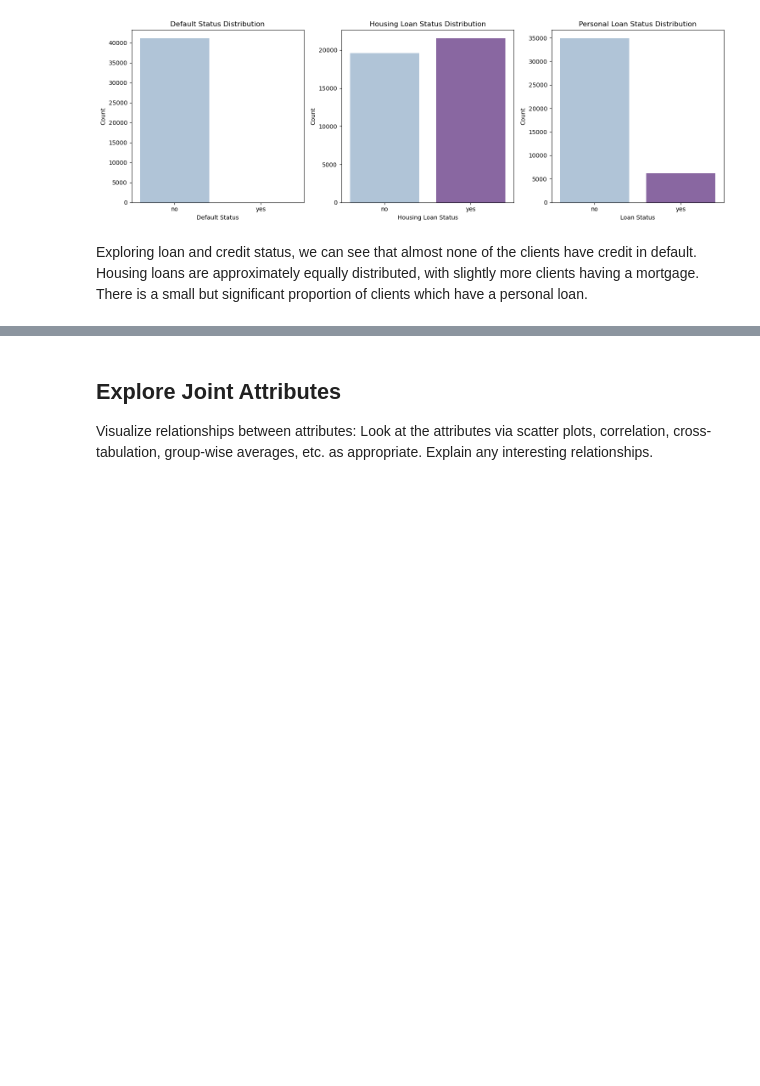
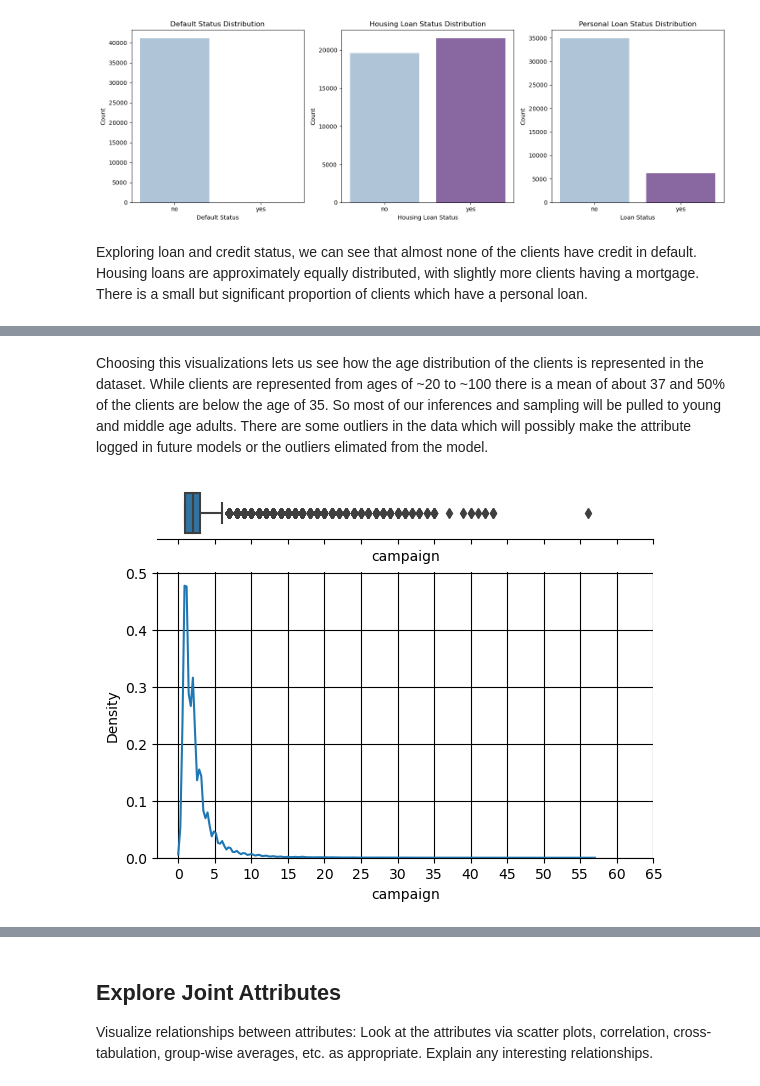
Before and after one commit to NickSager/DS7331_Projects, a Jupyter notebook: Lab01/Lab01.ipynb, the cells around one changed output, grey strips where cells are left out. Cells and saved outputs as stored; diff of their text form; code cells hidden in the pictures; blank space fills up the shorter version.

```diff
--- a/Lab01/Lab01.ipynb
+++ b/Lab01/Lab01.ipynb
@@ -373,0 +424,14 @@ Visualize the most interesting attributes (at least 5 attributes, your opinion o
+# %% [markdown]
+Choosing this visualizations lets us see how the age distribution of the clients is represented in the dataset. While clients are represented from ages of ~20 to ~100 there is a mean of about 37 and 50% of the clients are below the age of 35. So most of our inferences and sampling will be pulled to young and middle age adults. There are some outliers in the data which will possibly make the attribute logged in future models or the outliers elimated from the model.
+# %%
+f, (ax_box, ax_hist) = plt.subplots(2, sharex=True, gridspec_kw={"height_ratios": (.15, .85)})
+
+sns.boxplot(x=df.campaign, ax=ax_box)
+sns.kdeplot(x=df.campaign,ax=ax_hist)
+ax_hist.set_xticks(range(0,70,5))
+ax_hist.grid(which='major', color='black')
+ax_box.set(yticks=[])
+sns.despine(ax=ax_hist)
+sns.despine(ax=ax_box, left=True)
+# %% [output]
+[figure, added]
```
Also changed, not shown: parts of 22 cells of this notebook.
